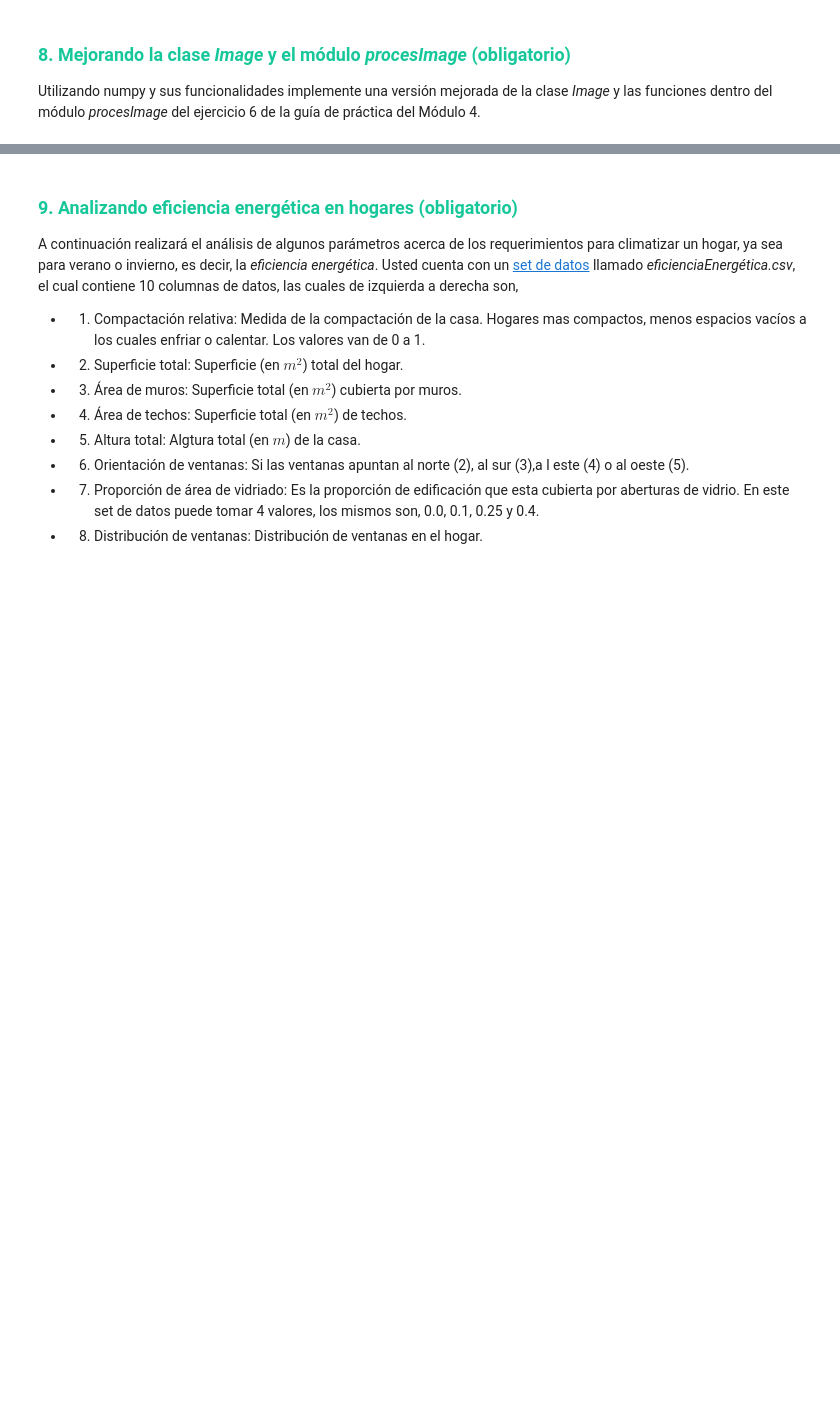
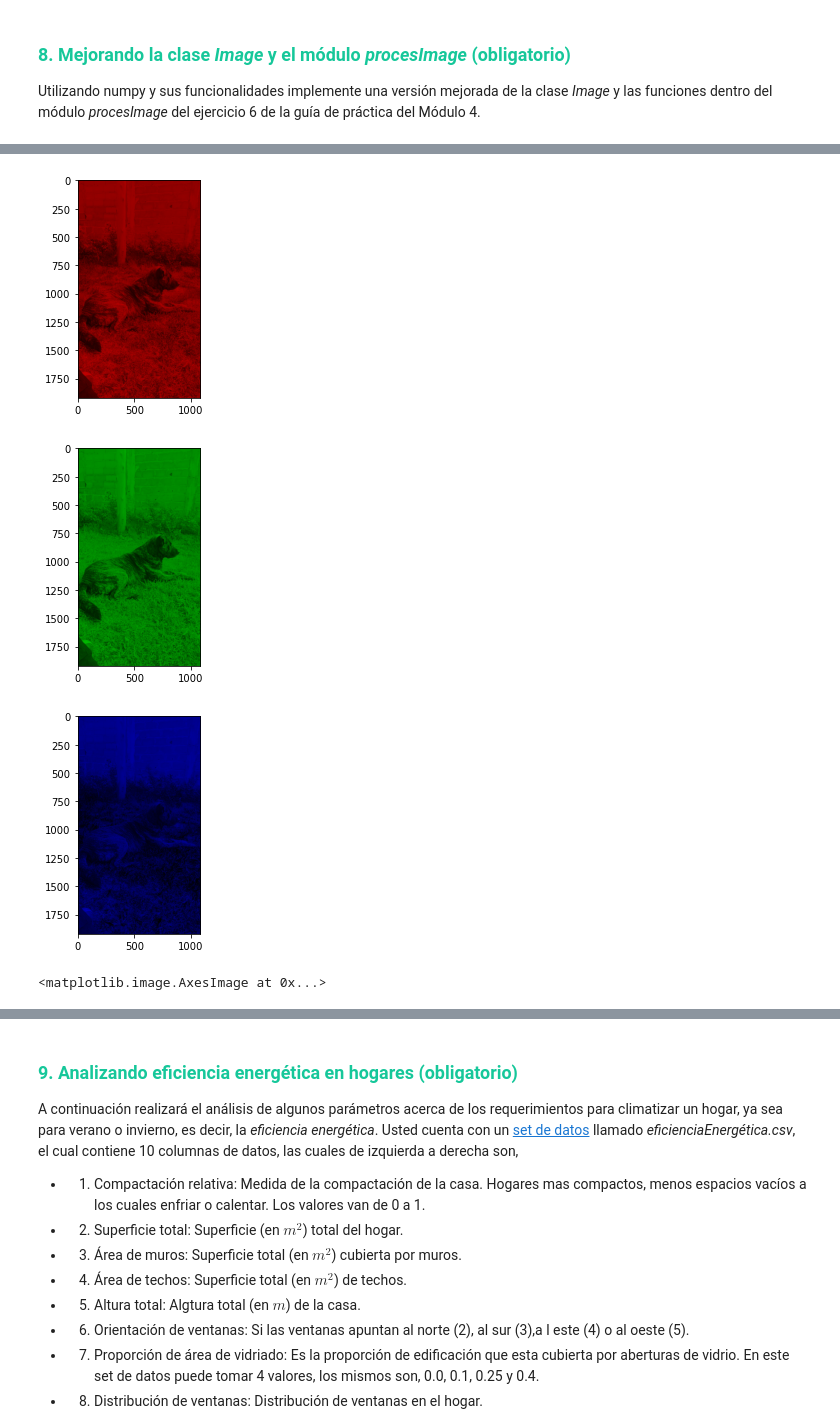
Before and after one commit to maximilianog258/PDAMaxiG, a Jupyter notebook: Jupyter teoría parte 6/Ejercitación Numpy/Módulo 6 - Ejercicios.ipynb, the cells around one changed output, grey strips where cells are left out. Saved outputs shown, nothing was run; the diff lists cells and outputs as text; code cells hidden in the pictures; blank space fills up the shorter version.

```diff
--- a/Jupyter teoría parte 6/Ejercitación Numpy/Módulo 6 - Ejercicios.ipynb
+++ b/Jupyter teoría parte 6/Ejercitación Numpy/Módulo 6 - Ejercicios.ipynb
@@ -452,0 +505,29 @@ Clipping input data to the valid range for imshow with RGB data ([0..1] for floa
+# %%
+def getChannels(canal):
+    can=canal.image
+
+    canalrojo=can[:,:,0]
+    chanred= Image((canal.filas, canal.columnas, 3))
+    chanred.image[:,:,0]= canalrojo
+
+    canalverde=can[:,:,1]
+    chanver= Image((canal.filas, canal.columnas, 3))
+    chanver.image[:,:,1]= canalverde
+
+    canalazul=can[:,:,2]
+    canazul= Image((canal.filas, canal.columnas, 3))
+    canazul.image[:,:,2]= canalazul
+
+
+
+    return chanred , chanver, canazul
+# %%
+pepon=getChannels(faustich)
+pepon[0].showImage()
+pepon[1].showImage()
+pepon[2].showImage()
+# %% [output]
+[figure, added]
+[figure, added]
+[figure, added]
+<matplotlib.image.AxesImage at 0x...>
```
Also changed, not shown: parts of 16 cells of this notebook, 3 other files.
